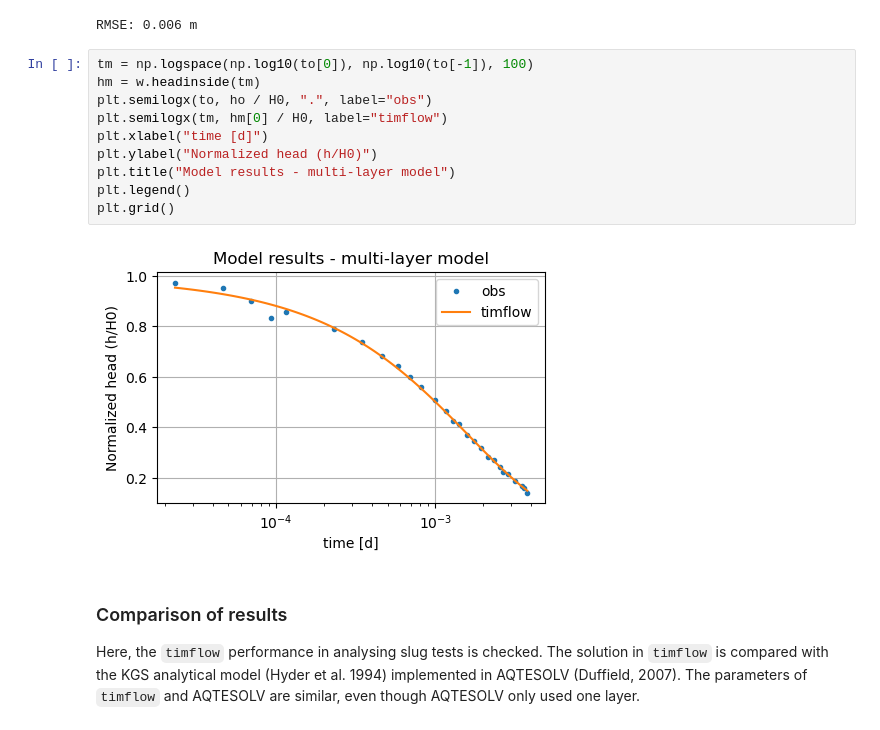
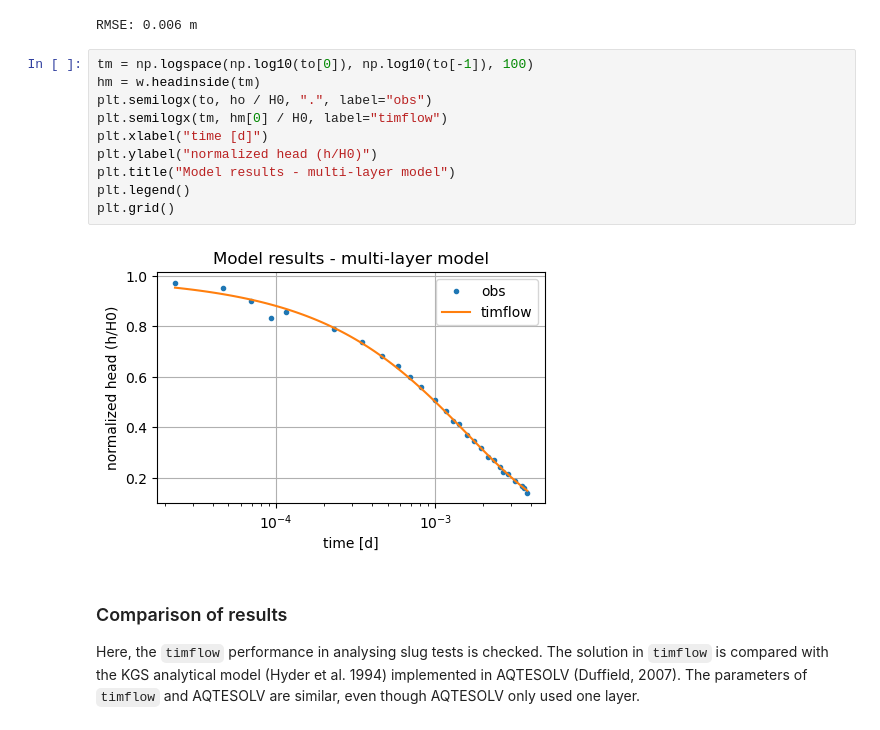
Before and after one commit to MattBrst/timflow, a Jupyter notebook: docs/transient/04pumpingtests/slug3_falling_head.ipynb, the cells around one changed output. Drawn from its saved outputs; the diff is of its cells as text.

```diff
--- a/docs/transient/04pumpingtests/slug3_falling_head.ipynb
+++ b/docs/transient/04pumpingtests/slug3_falling_head.ipynb
@@ -100,15 +102,15 @@ RMSE: 0.006 m
 # %%
 tm = np.logspace(np.log10(to[0]), np.log10(to[-1]), 100)
 hm = w.headinside(tm)
 plt.semilogx(to, ho / H0, ".", label="obs")
 plt.semilogx(tm, hm[0] / H0, label="timflow")
 plt.xlabel("time [d]")
-plt.ylabel("Normalized head (h/H0)")
+plt.ylabel("normalized head (h/H0)")
 plt.title("Model results - multi-layer model")
 plt.legend()
 plt.grid()
 # %% [output]
-[figure, old version]
+[figure, new version]
 # %% [markdown]
 ### Comparison of results
 Here, the `timflow` performance in analysing slug tests is checked. The solution in `timflow` is compared with the KGS analytical model (Hyder et al. 1994) implemented in AQTESOLV (Duffield, 2007). The parameters of `timflow` and AQTESOLV are similar, even though AQTESOLV only used one layer.
```
Also changed, not shown: parts of 1 cell of this notebook, 7 other files.
